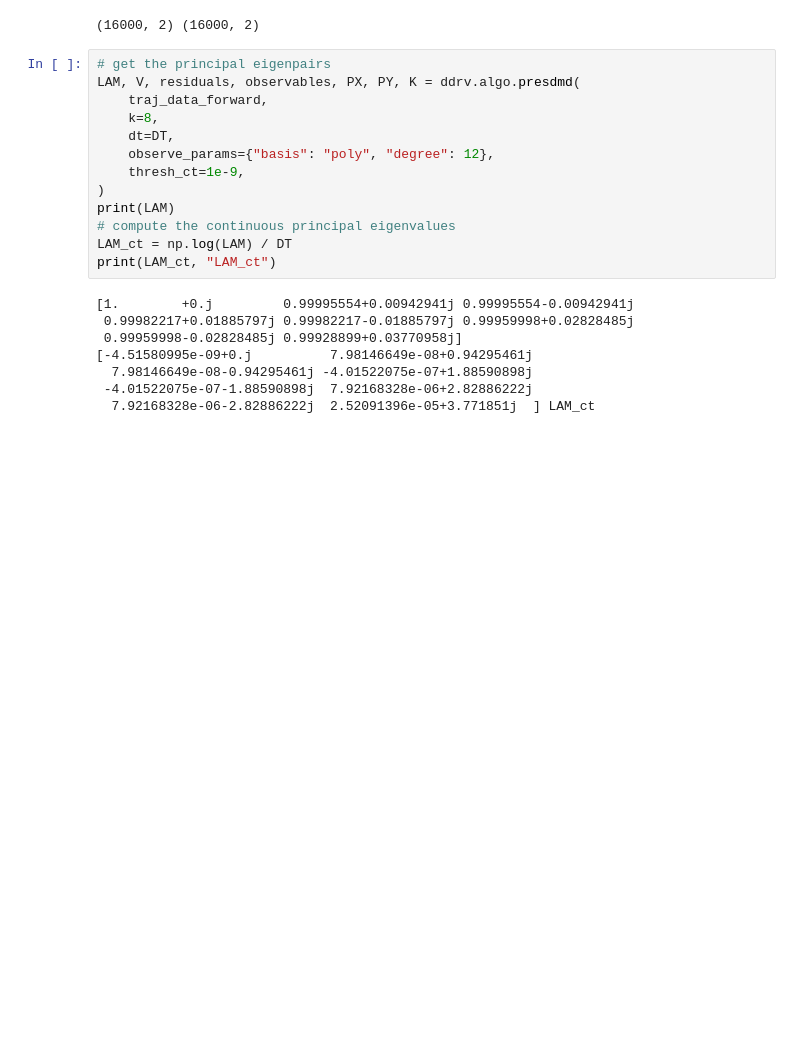
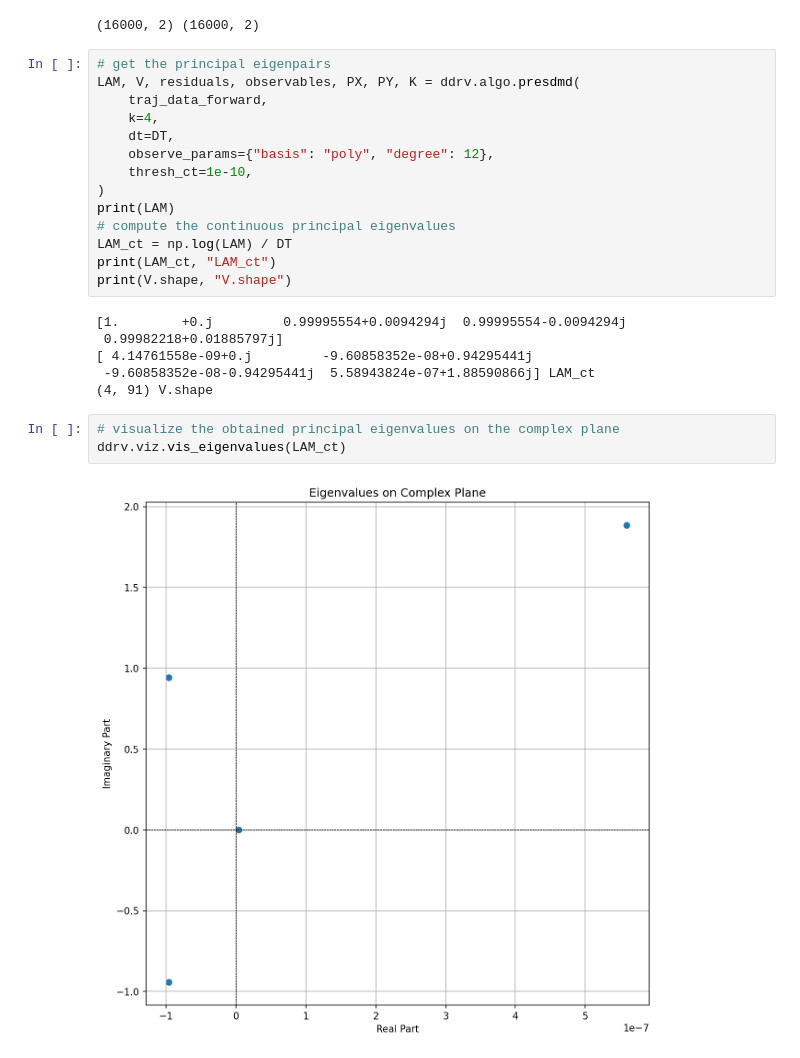
Before and after one commit to JianqiangDing/Residual-Dynamic-Mode-Decomposition, a Jupyter notebook: examples/VDP_REA_BOX_PE.ipynb, the cells around one changed output. Cells and saved outputs as stored; diff of their text form; blank space fills up the shorter version.

```diff
--- a/examples/VDP_REA_BOX_PE.ipynb
+++ b/examples/VDP_REA_BOX_PE.ipynb
@@ -105,20 +105,24 @@ print(X.shape, Y.shape)
 # get the principal eigenpairs
 LAM, V, residuals, observables, PX, PY, K = ddrv.algo.presdmd(
     traj_data_forward,
-    k=8,
+    k=4,
     dt=DT,
     observe_params={"basis": "poly", "degree": 12},
-    thresh_ct=1e-9,
+    thresh_ct=1e-10,
 )
 print(LAM)
 # compute the continuous principal eigenvalues
 LAM_ct = np.log(LAM) / DT
 print(LAM_ct, "LAM_ct")
+print(V.shape, "V.shape")
 # %% [output]
-[1.        +0.j         0.99995554+0.00942941j 0.99995554-0.00942941j
- 0.99982217+0.01885797j 0.99982217-0.01885797j 0.99959998+0.02828485j
- 0.99959998-0.02828485j 0.99928899+0.03770958j]
-[-4.51580995e-09+0.j          7.98146649e-08+0.94295461j
-  7.98146649e-08-0.94295461j -4.01522075e-07+1.88590898j
- -4.01522075e-07-1.88590898j  7.92168328e-06+2.82886222j
-  7.92168328e-06-2.82886222j  2.52091396e-05+3.771851j  ] LAM_ct
+[1.        +0.j         0.99995554+0.0094294j  0.99995554-0.0094294j
+ 0.99982218+0.01885797j]
+[ 4.14761558e-09+0.j         -9.60858352e-08+0.94295441j
+ -9.60858352e-08-0.94295441j  5.58943824e-07+1.88590866j] LAM_ct
+(4, 91) V.shape
+# %%
+# visualize the obtained principal eigenvalues on the complex plane
+ddrv.viz.vis_eigenvalues(LAM_ct)
+# %% [output]
+[figure, added]
```
Also changed, not shown: parts of 3 cells of this notebook, 4 other files.
